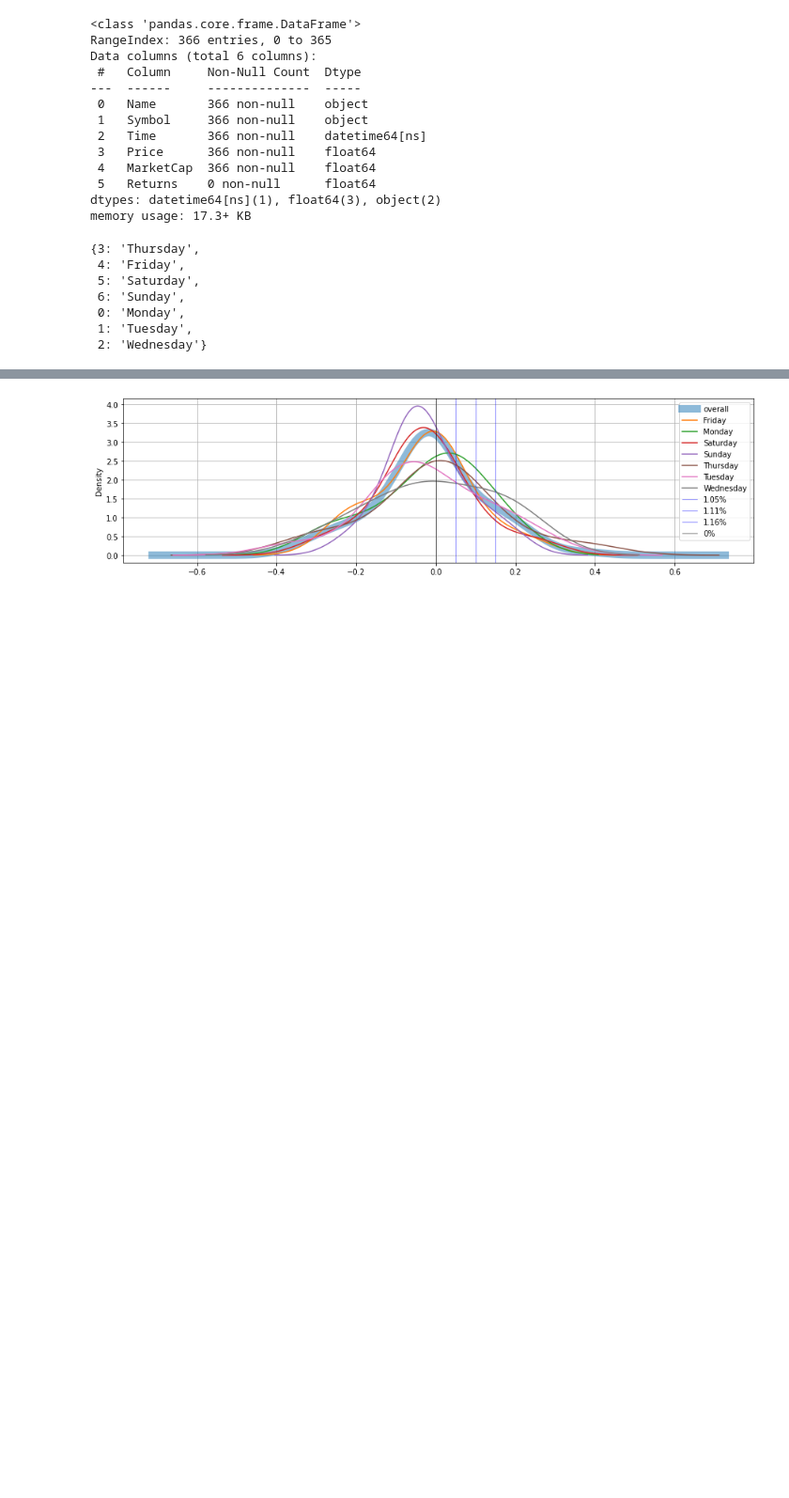
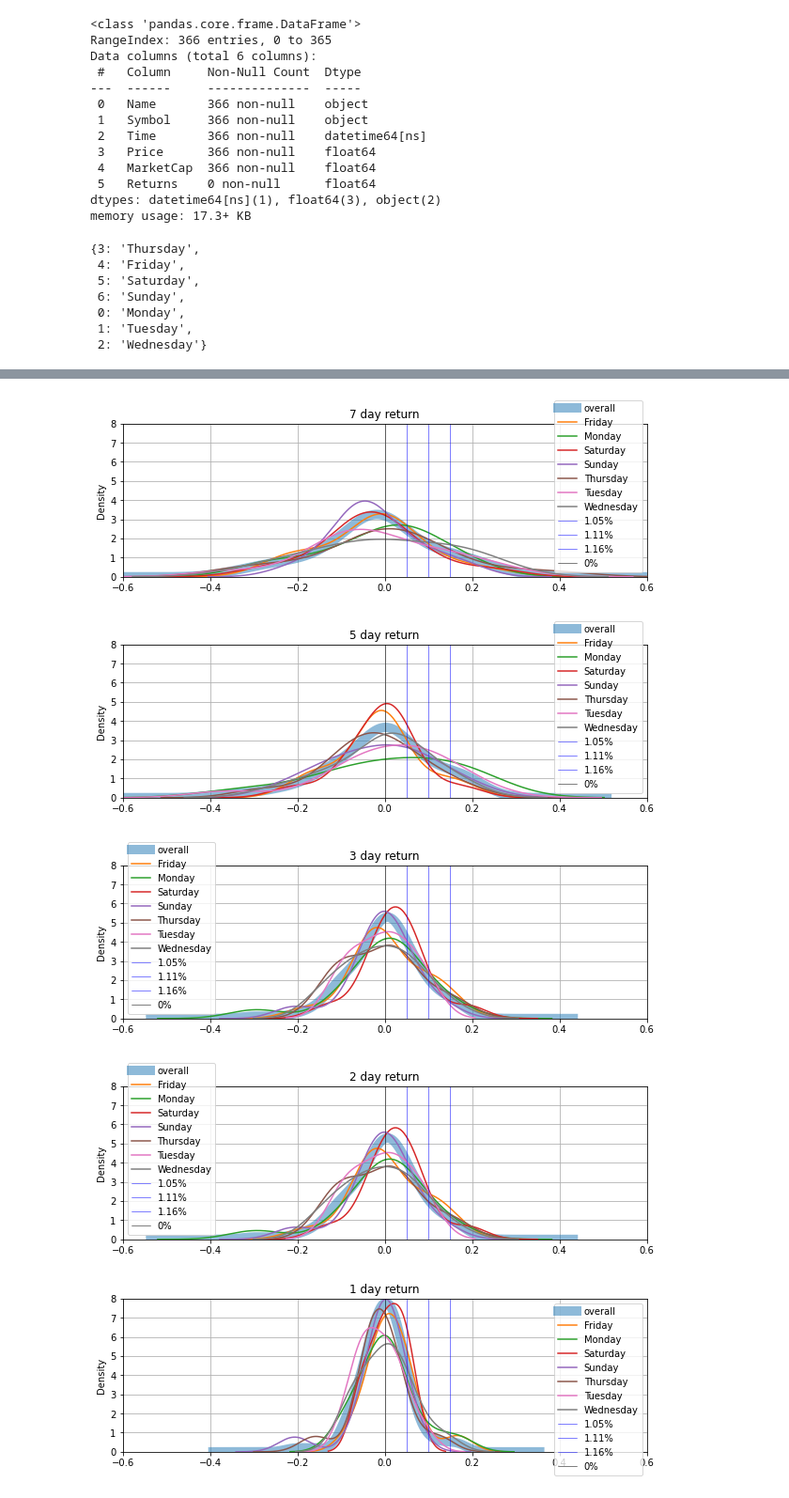
Before and after one commit to bibinmjose/celo, a Jupyter notebook: celo_analysis.ipynb, the cells around one changed output, grey strips where cells are left out. Shown at 94% size. Drawn from its saved outputs; the diff is of its cells as text; code cells hidden in the pictures; blank space fills up the shorter version.

```diff
--- a/celo_analysis.ipynb
+++ b/celo_analysis.ipynb
@@ -48,8 +48,10 @@ def compute_log_returns(prices, shift_n):
 celo_data = raw_dat.set_index('Time')[['Price']]
 # %%
 celo_ret7 =compute_log_returns(celo_data, 7)
+celo_ret5 =compute_log_returns(celo_data, 5)
+celo_ret3 =compute_log_returns(celo_data, 3)
 celo_ret2 =compute_log_returns(celo_data, 2)
-celo_ret5 =compute_log_returns(celo_data, 5)
+celo_ret1 =compute_log_returns(celo_data, 1)
 # %%
 {x.weekday():x.strftime('%A') for x in celo_ret5.index[:7]}
 # %% [output]
@@ -61,10 +63,12 @@ celo_ret5 =compute_log_returns(celo_data, 5)
  1: 'Tuesday',
  2: 'Wednesday'}
 # %%
-fig, ax = plt.subplots()
+fig, ax = plt.subplots(figsize=(15,4))
 celo_ret7.plot.kde(ax=ax)
 celo_ret5.plot.kde(ax=ax)
+celo_ret3.plot.kde(ax=ax)
 celo_ret2.plot.kde(ax=ax)
-ax.legend(['7','5','2'])
+celo_ret1.plot.kde(ax=ax)
+ax.legend(['7','5','3','2','1'])
 # %% [output]
 <matplotlib.legend.Legend at 0x...>
@@ -72,19 +76,26 @@ ax.legend(['7','5','2'])
 # %%
-_, ax = plt.subplots(figsize=(15,4))
-celo_ret7["2021-10-01":]['Price'].plot(kind='kde', legend=True, ax=ax, label='overall', linewidth=10, alpha=0.5)
-celo_ret7["2021-10-01":].groupby(['weekday'])['Price'].plot(kind='kde', legend=True, ax=ax, grid=True)
+def plot_returns_oct(data,ret_ticks=[0.05,0.1,0.15], title="7 day return"):
+    _, ax = plt.subplots(figsize=(10,3))
+    data["2021-10-01":]['Price'].plot(kind='kde', legend=True, ax=ax, label='overall', linewidth=10, alpha=0.5)
+    data["2021-10-01":].groupby(['weekday'])['Price'].plot(kind='kde', legend=True, ax=ax, grid=True, title=title)
+    [ax.axvline(x=_t, color='b', linewidth=0.5, label=f'{np.exp(_t):2.2f}%') for _t in ret_ticks]
+    ax.axvline(x=0.0, color='k', linewidth=0.5, label='0%')
+    ax.set_xlim(-0.6,0.6)
+    ax.set_ylim(0,8)
+    plt.legend()
+    plt.show()
 
-ret_ticks = [0.05,0.1,0.15]
-
-[ax.axvline(x=_t, color='b', linewidth=0.5, label=f'{np.exp(_t):2.2f}%') for _t in ret_ticks]
-# ax.axvline(x=0.05, color='b', linewidth=0.5, label=f'{np.exp(0.05)}%')
-# ax.axvline(x=0.1, color='b', linewidth=0.5, label='10%')
-ax.axvline(x=0.0, color='k', linewidth=0.5, label='0%')
-# ax.tick_params(axis='x',which='minor',bottom='on')
-plt.legend()
-plt.show()
+plot_returns_oct(celo_ret7, title="7 day return")
+plot_returns_oct(celo_ret5, title="5 day return")
+plot_returns_oct(celo_ret2, title="3 day return")
+plot_returns_oct(celo_ret2, title="2 day return")
+plot_returns_oct(celo_ret1, title="1 day return")
 # %% [output]
-[figure, old version]
+[figure, new version]
+[figure, added]
+[figure, added]
+[figure, added]
+[figure, added]
 # %%
 # buy on friday, how much it changes w/ Saturday, Sunday, Monday
 # is 10% growth over 1 week happen by chance?
```
Also changed, not shown: parts of 1 cell of this notebook.
